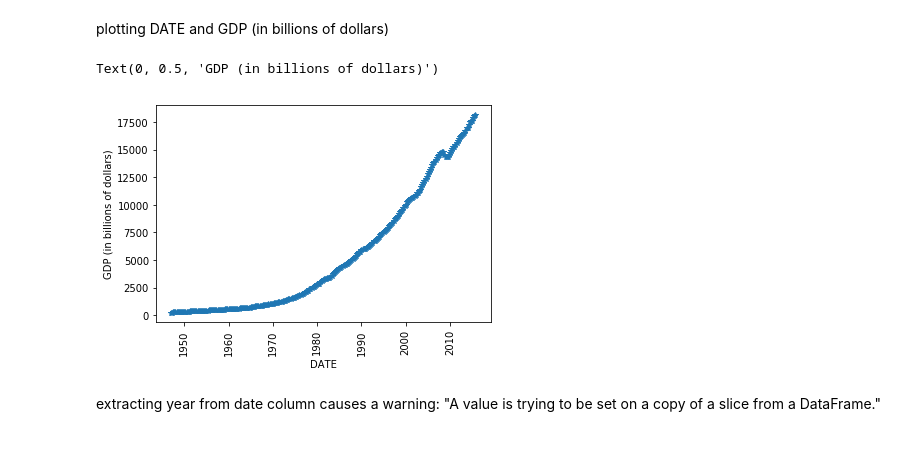
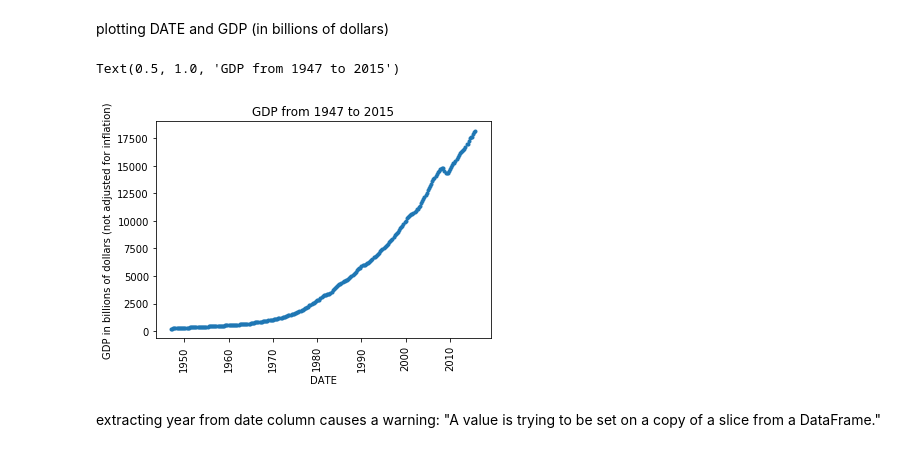
Before and after one commit to cogs108-project-group/Dataset-Analysis-Task-1, a Jupyter notebook: Dataset Analysis - Dataset 5 (GDP).ipynb, the cells around one changed output. Cells and saved outputs as stored; diff of their text form; code cells hidden in the pictures.

```diff
--- a/Dataset Analysis - Dataset 5 (GDP).ipynb
+++ b/Dataset Analysis - Dataset 5 (GDP).ipynb
@@ -56,13 +58,14 @@ describe_df = GDP_df.describe()
 # %% [markdown]
 plotting DATE and GDP (in billions of dollars)
 # %%
-plt.plot(GDP_df['DATE'], GDP_df['GDP'], '*')
+plt.plot(GDP_df['DATE'], GDP_df['GDP'], '.')
 plt.xticks(rotation='vertical')
 plt.xlabel('DATE')
-plt.ylabel('GDP (in billions of dollars)')
+plt.ylabel('GDP in billions of dollars (not adjusted for inflation)')
+plt.title('GDP from 1947 to 2015')
 # %% [output]
-Text(0, 0.5, 'GDP (in billions of dollars)')
+Text(0.5, 1.0, 'GDP from 1947 to 2015')
-[figure, old version]
+[figure, new version]
 # %% [markdown]
 extracting year from date column causes a warning:
 "A value is trying to be set on a copy of a slice from a DataFrame."
```
Also changed, not shown: parts of 6 cells of this notebook.
